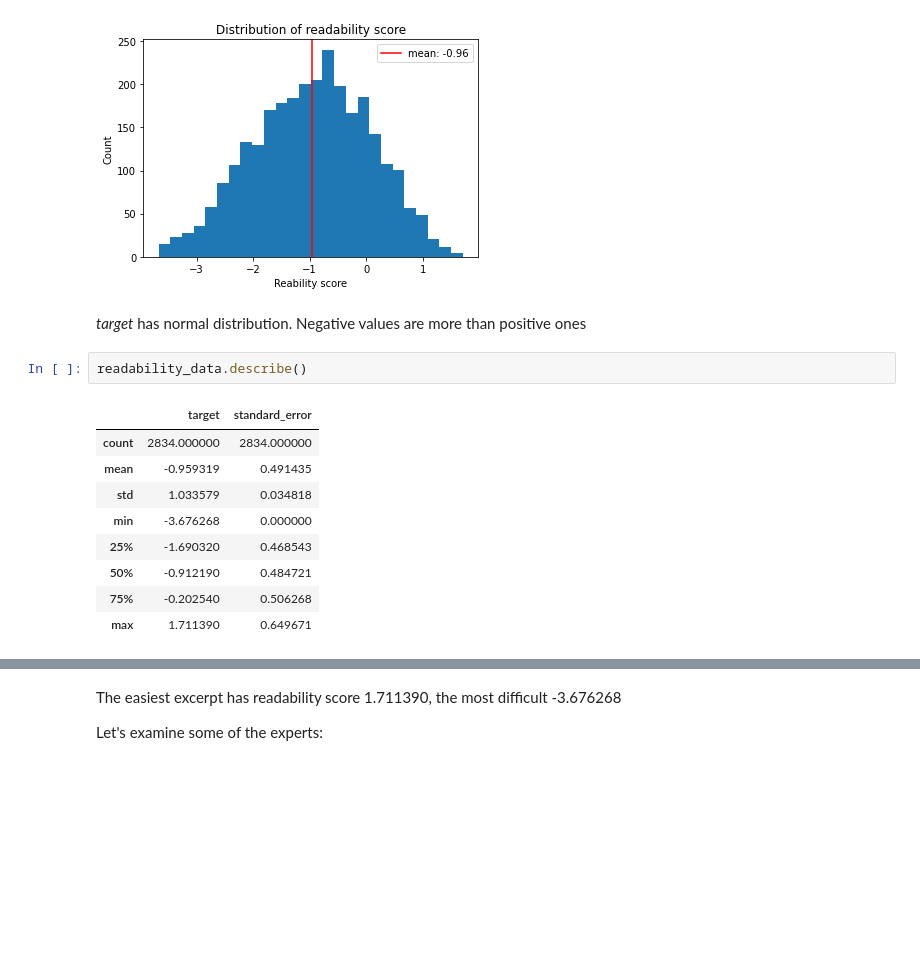
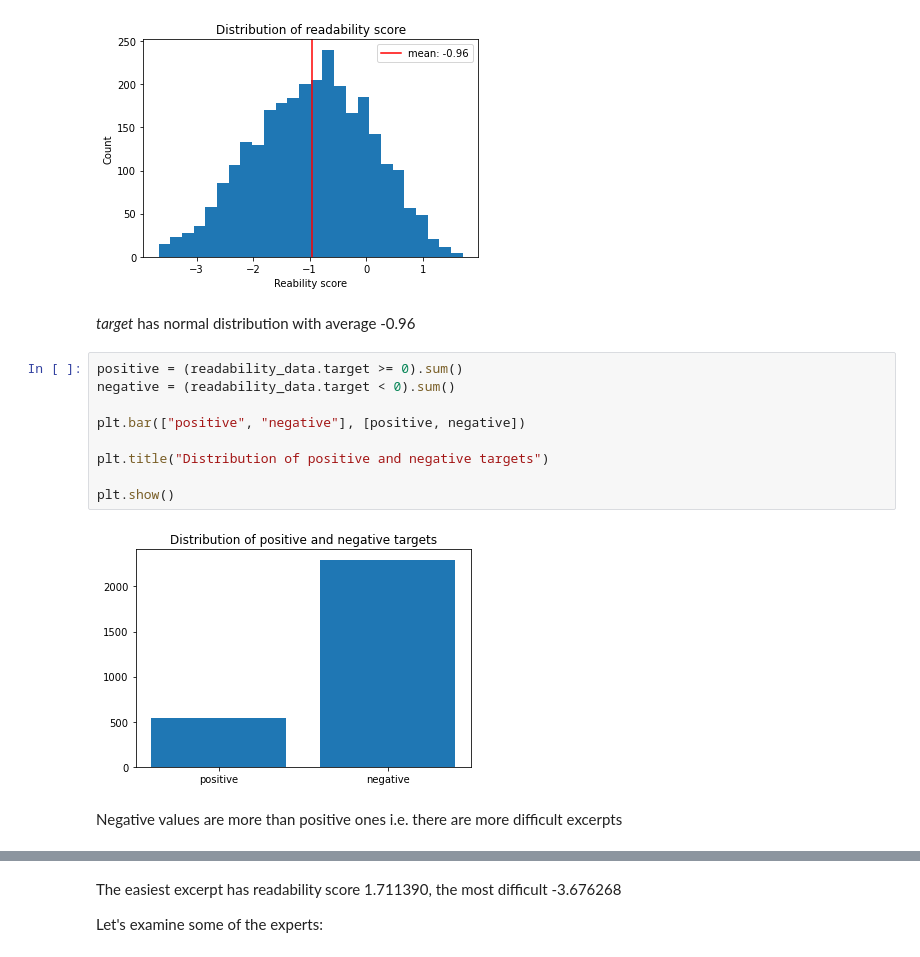
Before and after one commit to xvelichkov/softuni_ai_module, a Jupyter notebook: data_science/FinalProject/Readability Assement Commonlit.ipynb, the cells around one changed output, grey strips where cells are left out. Drawn from its saved outputs; the diff is of its cells as text; blank space fills up the shorter version.

```diff
--- a/data_science/FinalProject/Readability Assement Commonlit.ipynb
+++ b/data_science/FinalProject/Readability Assement Commonlit.ipynb
@@ -159,17 +126,18 @@ def plot_scatter_grid(dataset, X_columns, target, rows, cols, title):
 plot_distribution(readability_data.target, "Distribution of readability score", "Reability score")
 # %% [output]
 [figure]
+# %% [markdown]
+*target* has normal distribution with average -0.96
+# %%
+positive = (readability_data.target >= 0).sum()
+negative = (readability_data.target < 0).sum()
+
+plt.bar(["positive", "negative"], [positive, negative])
+
+plt.title("Distribution of positive and negative targets")
+
+plt.show()
+# %% [output]
+[figure, added]
 # %% [markdown]
-*target* has normal distribution. Negative values are more than positive ones
+Negative values are more than positive ones i.e. there are more difficult excerpts
-# %%
-readability_data.describe()
-# %% [output]
-|  | target | standard_error |
-| count | 2834.000000 | 2834.000000 |
-| mean | -0.959319 | 0.491435 |
-| std | 1.033579 | 0.034818 |
-| min | -3.676268 | 0.000000 |
-| 25% | -1.690320 | 0.468543 |
-| 50% | -0.912190 | 0.484721 |
-| 75% | -0.202540 | 0.506268 |
-| max | 1.711390 | 0.649671 |
```
Also changed, not shown: parts of 131 cells of this notebook, 1 other file.
